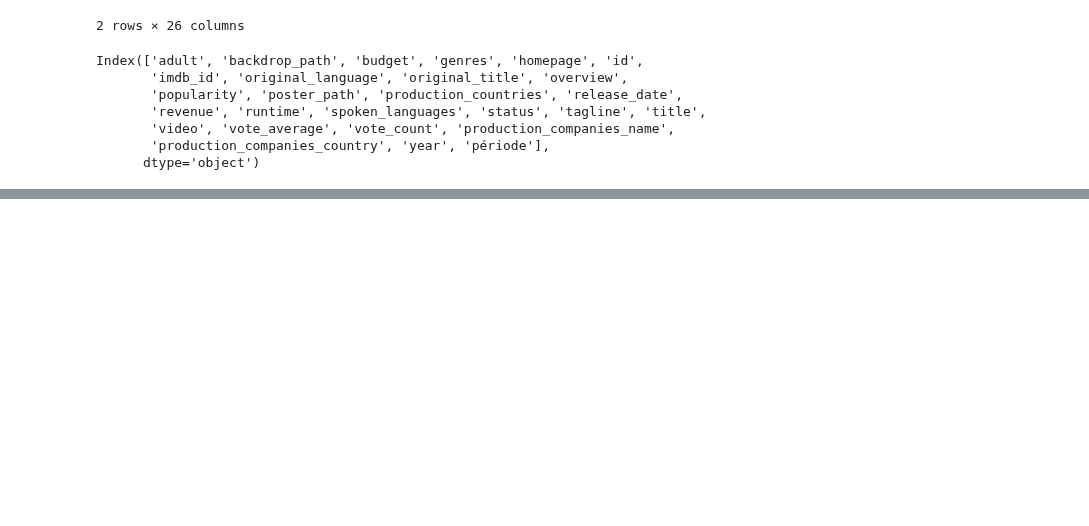
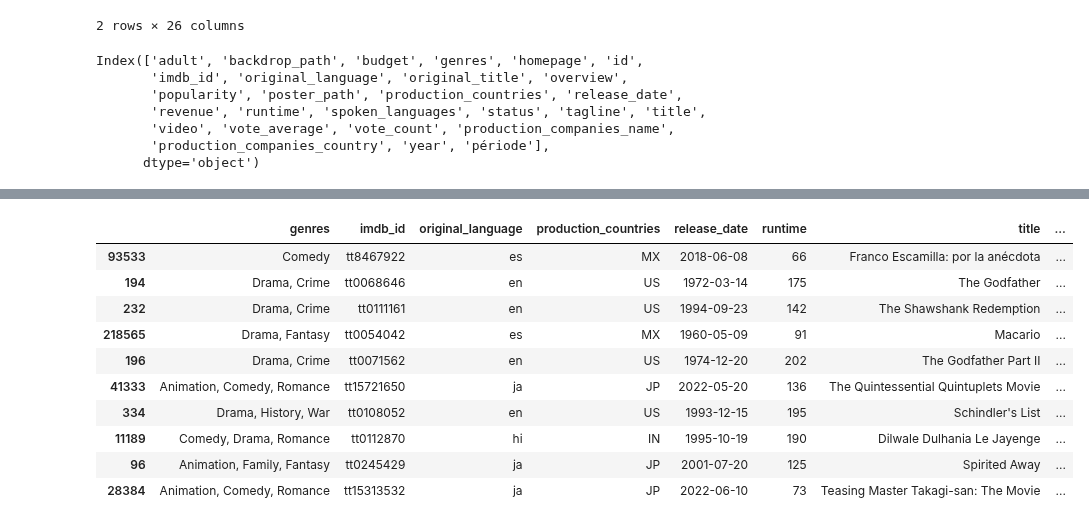
Before and after one commit to aurelieDANIEL2003/projet2_AAA, a Jupyter notebook: meilleurs_films2.ipynb, the cells around one changed output, grey strips where cells are left out. Cells and saved outputs as stored; diff of their text form; code cells hidden in the pictures; blank space fills up the shorter version.

```diff
--- a/meilleurs_films2.ipynb
+++ b/meilleurs_films2.ipynb
@@ -91,3 +91,5 @@ df_best_movies
+# %%
+best_movies_map = df_best_movies.copy()
 # %%
 df_best_movies = df_best_movies.set_index('title')
 # %%
@@ -125,0 +134,2 @@ df_best_movies.to_csv('df_best_movies.csv', index_label='caractéritiques')
+# %%
+best_movies_map['pays_liste'] = best_movies_map['production_countries'].apply(lambda x: list(x.split()))
@@ -125,0 +138,18 @@ df_best_movies.to_csv('df_best_movies.csv', index_label='caractéritiques')
+# %%
+best_movies_map = best_movies_map.explode('pays_liste')
+# %%
+best_movies_map = best_movies_map.dropna()
+# %%
+best_movies_map.head(10)
+# %% [output]
+|  | genres | imdb_id | original_language | production_countries | release_date | runtime | title | ... |
+| 93533 | Comedy | tt8467922 | es | MX | 2018-06-08 | 66 | Franco Escamilla: por la anécdota | ... |
+| 194 | Drama, Crime | tt0068646 | en | US | 1972-03-14 | 175 | The Godfather | ... |
+| 232 | Drama, Crime | tt0111161 | en | US | 1994-09-23 | 142 | The Shawshank Redemption | ... |
+| 218565 | Drama, Fantasy | tt0054042 | es | MX | 1960-05-09 | 91 | Macario | ... |
+| 196 | Drama, Crime | tt0071562 | en | US | 1974-12-20 | 202 | The Godfather Part II | ... |
+| 41333 | Animation, Comedy, Romance | tt15721650 | ja | JP | 2022-05-20 | 136 | The Quintessential Quintuplets Movie | ... |
+| 334 | Drama, History, War | tt0108052 | en | US | 1993-12-15 | 195 | Schindler's List | ... |
+| 11189 | Comedy, Drama, Romance | tt0112870 | hi | IN | 1995-10-19 | 190 | Dilwale Dulhania Le Jayenge | ... |
+| 96 | Animation, Family, Fantasy | tt0245429 | ja | JP | 2001-07-20 | 125 | Spirited Away | ... |
+| 28384 | Animation, Comedy, Romance | tt15313532 | ja | JP | 2022-06-10 | 73 | Teasing Master Takagi-san: The Movie | ... |
```
Also changed, not shown: parts of 16 cells of this notebook, 5 other files.
